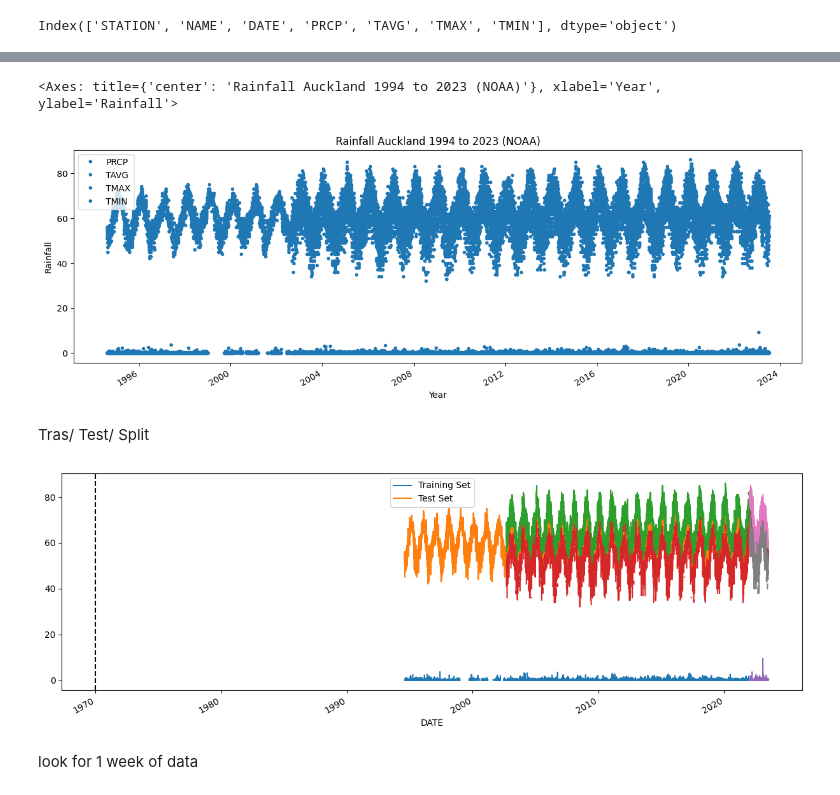
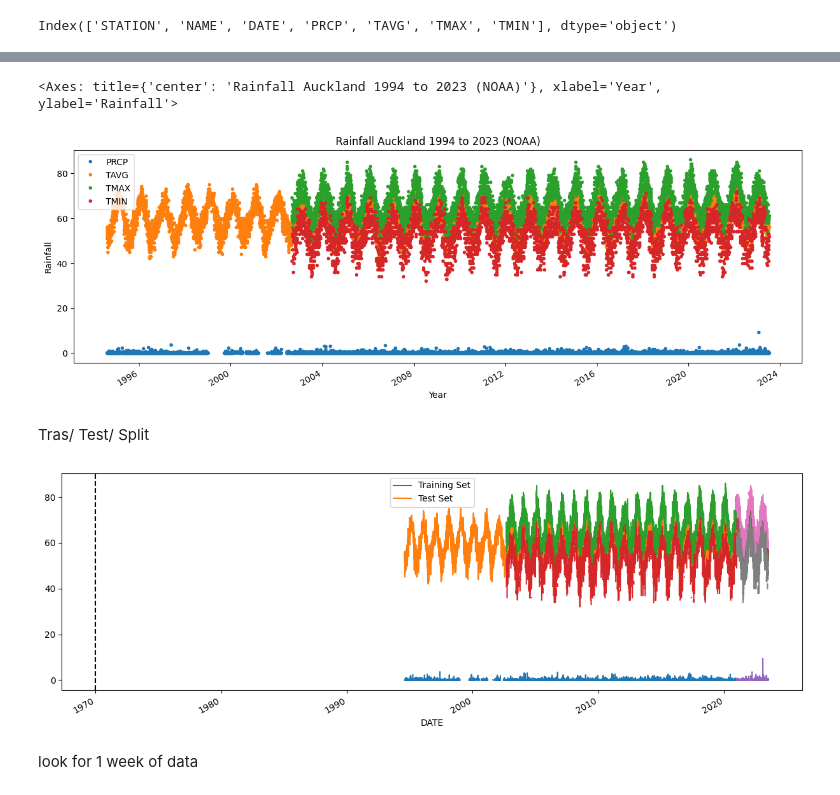
Before and after one commit to YingCG/phyton-basic, a Jupyter notebook: 10-timeSeriesForecastingXGBoost/XGBoostpredictRainfall.ipynb, the cells around one changed output, grey strips where cells are left out. Cells and saved outputs as stored; diff of their text form; code cells hidden in the pictures.

```diff
--- a/10-timeSeriesForecastingXGBoost/XGBoostpredictRainfall.ipynb
+++ b/10-timeSeriesForecastingXGBoost/XGBoostpredictRainfall.ipynb
@@ -10,7 +10,7 @@ import xgboost as xgb
 from sklearn.metrics import mean_squared_error
 color_pal = sns.color_palette()
 # %%
-noaaData = pd.read_csv('./data/Auckland_NOAA.csv')
+noaaData = pd.read_csv('../10-timeSeriesForecastingXGBoost/data/Auckland_NOAA.csv')
 noaaData.tail()
 # %% [output]
 |  | STATION | NAME | DATE | PRCP | TAVG | TMAX | TMIN |
@@ -35,14 +40,14 @@ Index(['STATION', 'NAME', 'DATE', 'PRCP', 'TAVG', 'TMAX', 'TMIN'], dtype='object
 # %%
 noaaData = noaaData.set_index('DATE')
 noaaData.index = pd.to_datetime(noaaData.index)
-noaaData.plot(style='.', figsize=(15,5), color = color_pal[0], title='Rainfall Auckland 1994 to 2023 (NOAA)', xlabel="Year", ylabel='Rainfall')
+noaaData.plot(style='.', figsize=(15,5), title='Rainfall Auckland 1994 to 2023 (NOAA)', xlabel="Year", ylabel='Rainfall')
 # %% [output]
 <Axes: title={'center': 'Rainfall Auckland 1994 to 2023 (NOAA)'}, xlabel='Year', ylabel='Rainfall'>
-[figure, old version]
+[figure, new version]
 # %% [markdown]
 Tras/ Test/ Split
 # %%
-train = noaaData.loc[noaaData.index < '2021-12-31']
+train = noaaData.loc[noaaData.index < '2020-12-31']
 test = noaaData.loc[noaaData.index >= '2021-12-31']
 
 fig, ax = plt.subplots(figsize=(15,5))
@@ -52,7 +57,7 @@ ax.axvline( color='black', ls='--')
 ax.legend(['Training Set', 'Test Set'])
 plt.show()
 # %% [output]
-[figure, old version]
+[figure, new version]
 # %% [markdown]
 look for 1 week of data
 # %%
```
Also changed, not shown: parts of 4 cells of this notebook, 41 other files.
